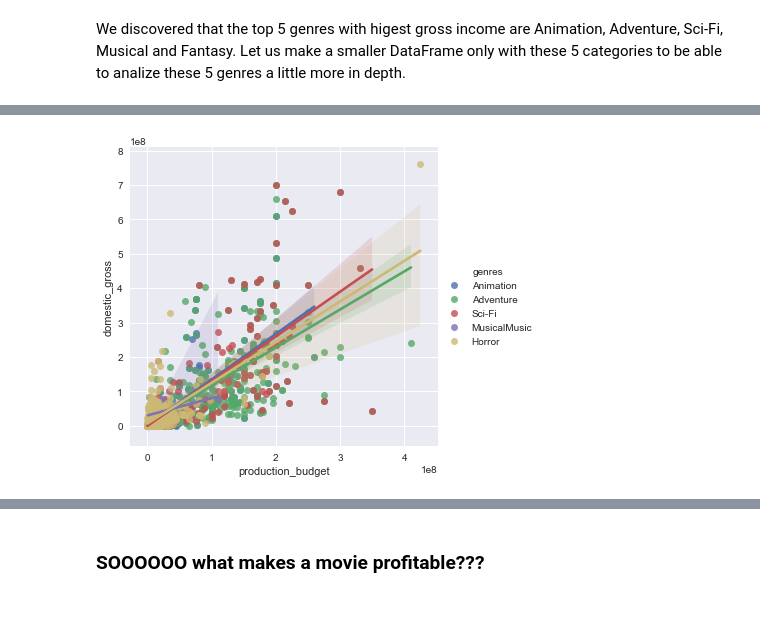
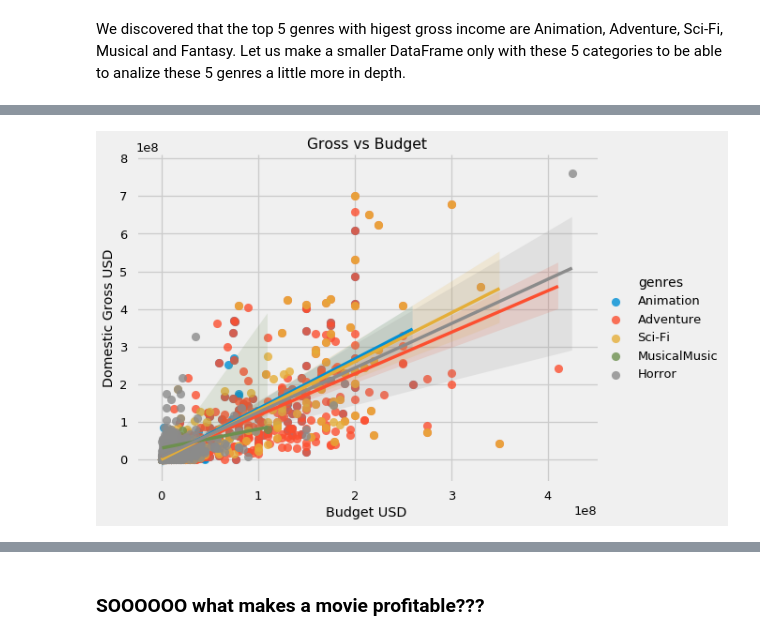
Before and after one commit to MNLKuzmin/dsc-project-genrestudy, a Jupyter notebook: A Genre Study first draft - a lot of graphs.ipynb, the cells around one changed output, grey strips where cells are left out. Cells and saved outputs as stored; diff of their text form; code cells hidden in the pictures; blank space fills up the shorter version.

```diff
--- a/A Genre Study first draft - a lot of graphs.ipynb
+++ b/A Genre Study first draft - a lot of graphs.ipynb
@@ -398,7 +398,7 @@ dtype: int64
 # %% [markdown]
 Since there are only 8 null values given the size of the file it is appropriate to simply drop those values.
 # %%
-main_df=main_df.dropna();
+main_df.dropna(inplace=True);
 # %%
 main_df.info()
 # %% [output]
@@ -504,6 +504,6 @@ average_df.head(10)
 | Family | 54.194444 | 5.256183e+07 | 6.924673e+07 | 1.626862e+08 | 1.668490e+07 | 1.101244e+08 | ... |
 | Fantasy | 50.497143 | 6.914902e+07 | 7.791789e+07 | 2.150783e+08 | 8.768873e+06 | 1.459293e+08 | ... |
 # %%
-plt.style.use('seaborn')
+plt.style.use('fivethirtyeight')
 # %%
 domgross_df=average_df.sort_values(by=['domestic_gross'])
@@ -539,0 +520,2 @@ worldnet_df.plot.bar(y='worldwide_net',color='#88ab02');
+# %%
+plt.style.use('seaborn-poster')
@@ -539,0 +528,2 @@ worldnet_df.plot.bar(y='worldwide_net',color='#88ab02');
+# %%
+plt.style.use('seaborn-talk')
@@ -586,4 +590,5 @@ import seaborn as sns
 # %%
-sns.lmplot(x="production_budget", y="domestic_gross", hue="genres", data=top5_df);
+sns.lmplot(x="production_budget", y="domestic_gross", hue="genres", data=top5_df,height=6, aspect=1.3).set\
+            (title="Gross vs Budget", xlabel='Budget USD', ylabel='Domestic Gross USD');
 # %% [output]
-[figure, old version]
+[figure, new version]
```
Also changed, not shown: parts of 52 cells of this notebook, 1 other file.
